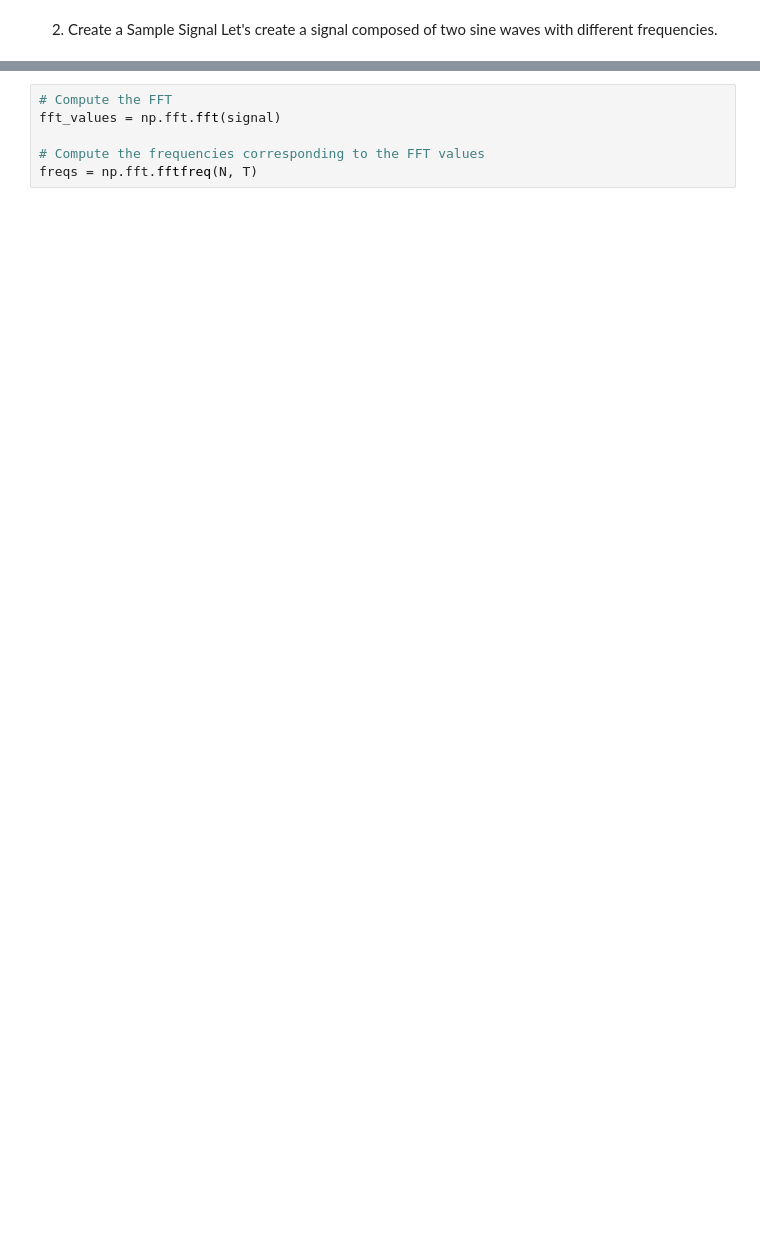
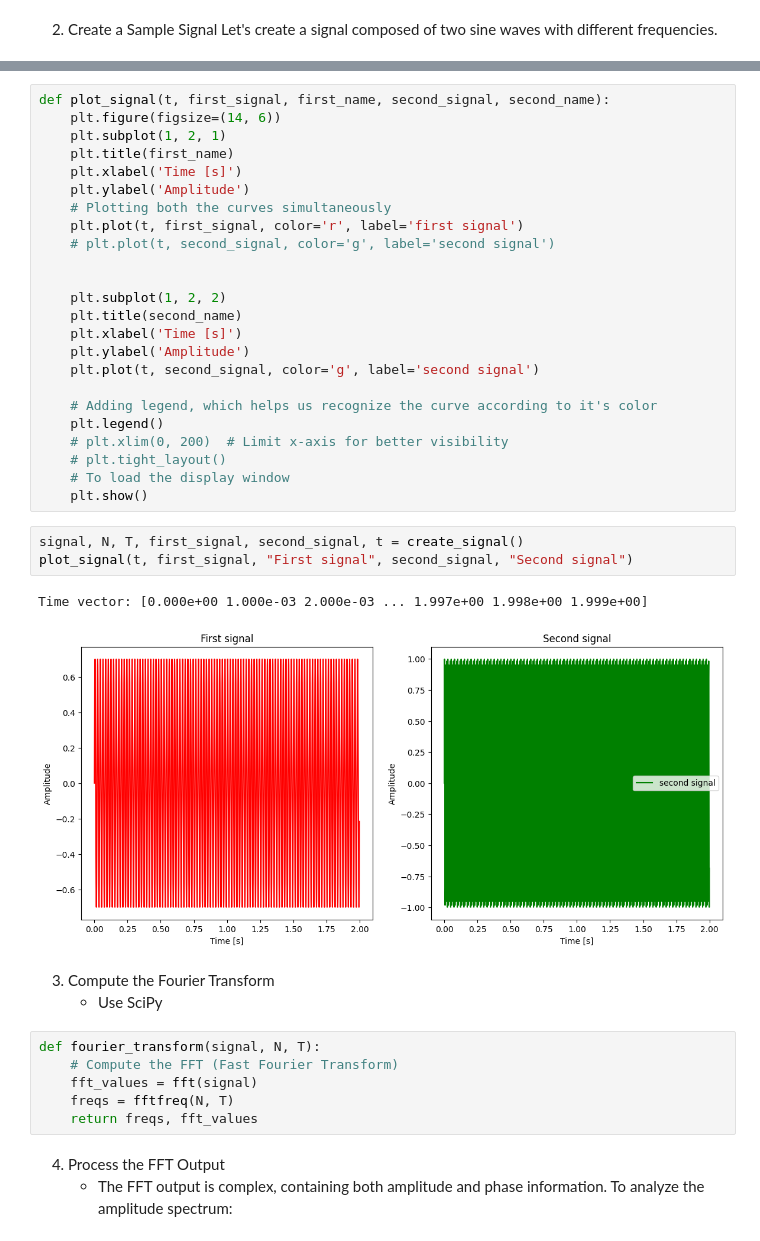
Before and after one commit to bangbv/AlgorithmInPython, a Jupyter notebook: representations/fourier_transforms.ipynb, the cells around one changed output, grey strips where cells are left out. Cells and saved outputs as stored; diff of their text form; blank space fills up the shorter version.

Commit message:
fourier transform

```diff
--- a/representations/fourier_transforms.ipynb
+++ b/representations/fourier_transforms.ipynb
@@ -24,7 +33,43 @@ signal = 0.7 * np.sin(2 * np.pi * f1 * t) + 1.0 * np.sin(2 * np.pi * f2 * t)
+# %%
+def plot_signal(t, first_signal, first_name, second_signal, second_name):
+    plt.figure(figsize=(14, 6))
+    plt.subplot(1, 2, 1)
+    plt.title(first_name)
+    plt.xlabel('Time [s]')
+    plt.ylabel('Amplitude')
+    # Plotting both the curves simultaneously
+    plt.plot(t, first_signal, color='r', label='first signal')
+    # plt.plot(t, second_signal, color='g', label='second signal')
+
+
+    plt.subplot(1, 2, 2)
+    plt.title(second_name)
+    plt.xlabel('Time [s]')
+    plt.ylabel('Amplitude')
+    plt.plot(t, second_signal, color='g', label='second signal')
+
+    # Adding legend, which helps us recognize the curve according to it's color
+    plt.legend()
+    # plt.xlim(0, 200)  # Limit x-axis for better visibility
+    # plt.tight_layout()
+    # To load the display window
+    plt.show()
+# %%
+signal, N, T, first_signal, second_signal, t = create_signal()
+plot_signal(t, first_signal, "First signal", second_signal, "Second signal")
+# %% [output]
+Time vector: [0.000e+00 1.000e-03 2.000e-03 ... 1.997e+00 1.998e+00 1.999e+00]
+[figure, added]
+# %% [markdown]
+3. Compute the Fourier Transform
+   - Use SciPy
 # %%
-# Compute the FFT
-fft_values = np.fft.fft(signal)
-
-# Compute the frequencies corresponding to the FFT values
-freqs = np.fft.fftfreq(N, T)
+def fourier_transform(signal, N, T):
+    # Compute the FFT (Fast Fourier Transform)
+    fft_values = fft(signal)
+    freqs = fftfreq(N, T)
+    return freqs, fft_values
+# %% [markdown]
+4. Process the FFT Output
+   + The FFT output is complex, containing both amplitude and phase information. To analyze the amplitude spectrum:
 # %%
```
Also changed, not shown: parts of 8 cells of this notebook, 4 other files.
